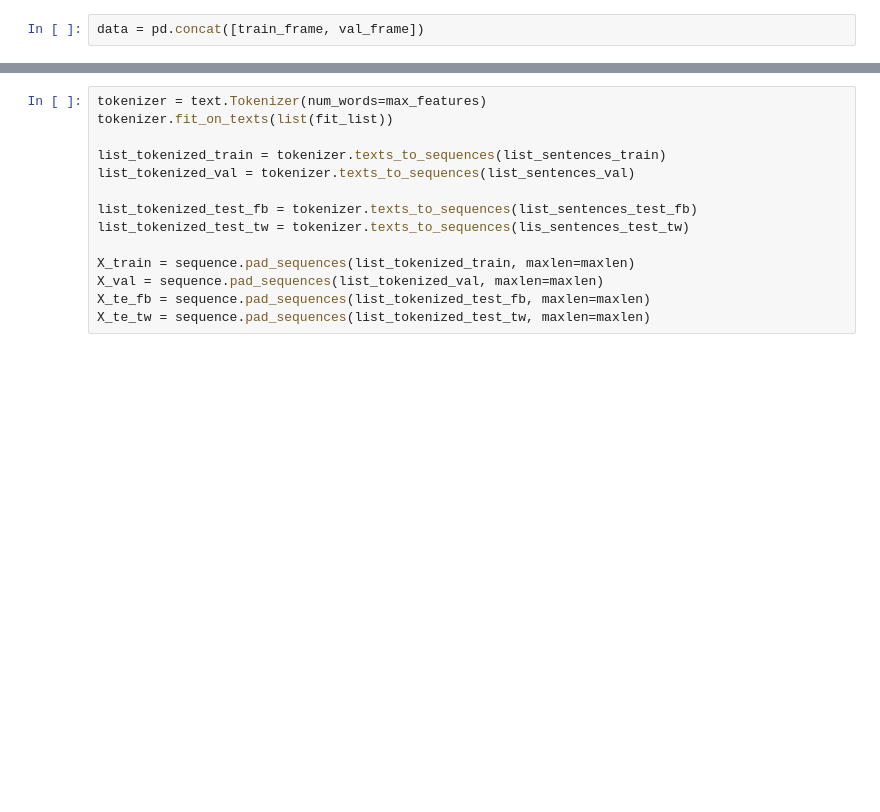
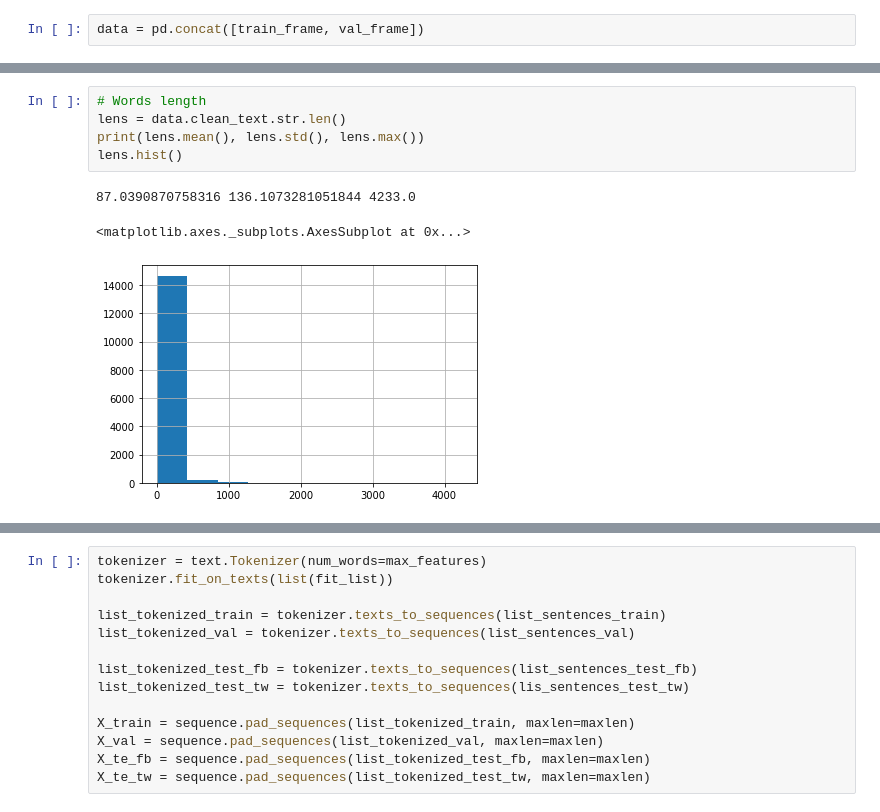
Before and after one commit to claudiaxpreda/SII, a Jupyter notebook: SII_TRAC.ipynb, the cells around one changed output, grey strips where cells are left out. Drawn from its saved outputs; the diff is of its cells as text; blank space fills up the shorter version.

```diff
--- a/SII_TRAC.ipynb
+++ b/SII_TRAC.ipynb
@@ -133 +142,10 @@ r u guys from dis university? Gaurav Seth PJ Anshu Mishra Shubham Singh
+# %%
+# Words length
+lens = data.clean_text.str.len()
+print(lens.mean(), lens.std(), lens.max())
+lens.hist()
+# %% [output]
+87.0390870758316 136.1073281051844 4233.0
+<matplotlib.axes._subplots.AxesSubplot at 0x...>
+[figure, added]
 # %%
```
Also changed, not shown: parts of 42 cells of this notebook.
